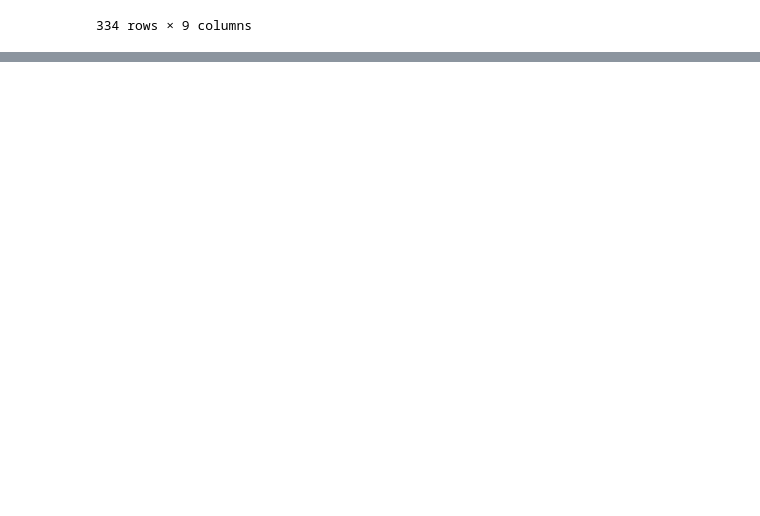
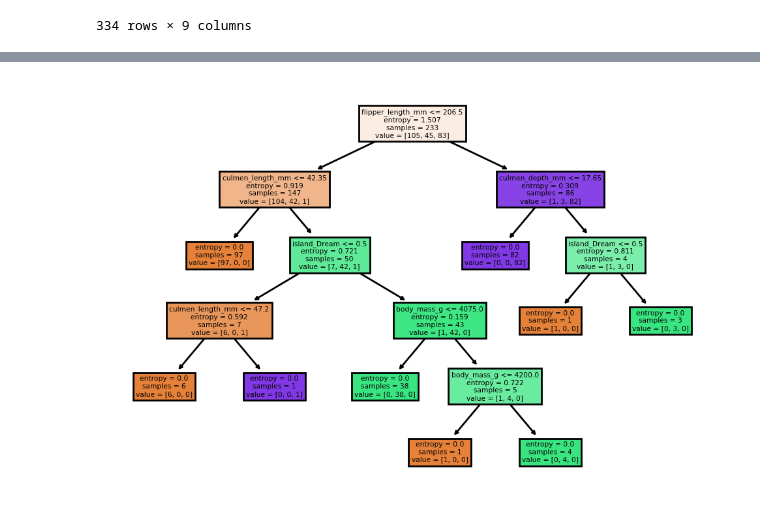
Before and after one commit to AkashBorgalli/Linear-Regression, a Jupyter notebook: DT_Project/DT_Penguin.ipynb, the cells around one changed output, grey strips where cells are left out. Saved outputs shown, nothing was run; the diff lists cells and outputs as text; code cells hidden in the pictures; blank space fills up the shorter version.

```diff
--- a/DT_Project/DT_Penguin.ipynb
+++ b/DT_Project/DT_Penguin.ipynb
@@ -163,0 +230,3 @@ y = ['species']
+# %%
+pruned_tree = DecisionTreeClassifier(max_depth =3)
+pruned_tree.fit(X_train, y_train) #2nd DT Model
@@ -163,0 +256,4 @@ y = ['species']
+# %%
+# To check the maximum no of leaf nodes
+max_leaf_tree = DecisionTreeClassifier(max_leaf_nodes = 3) #3rd DT Model
+max_leaf_tree.fit(X_train, y_train)
@@ -163,0 +280,3 @@ y = ['species']
+# %%
+entropy_tree = DecisionTreeClassifier(criterion = 'entropy') #4th Model
+entropy_tree.fit(X_train, y_train)
@@ -163,0 +298,5 @@ y = ['species']
+# %%
+plt.figure(dpi = 200)
+plot_tree(entropy_tree, feature_names = X.columns, filled = True);
+# %% [output]
+[figure, added]
```
Also changed, not shown: parts of 19 cells of this notebook.
